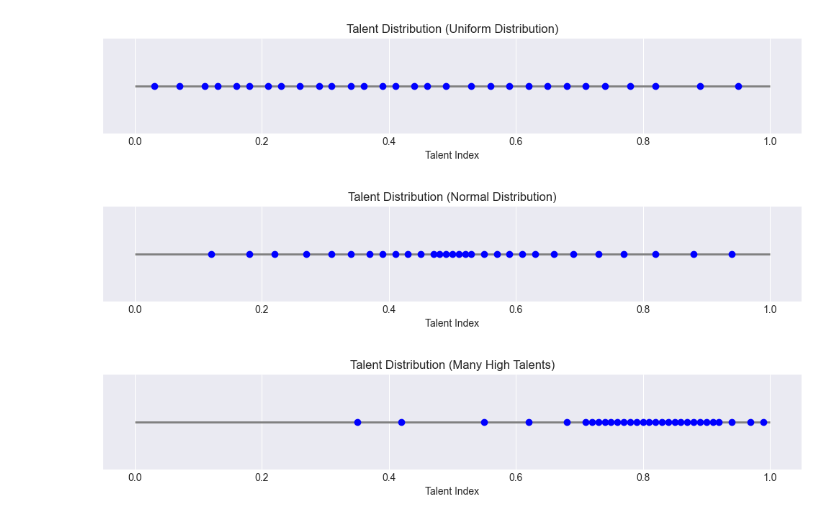
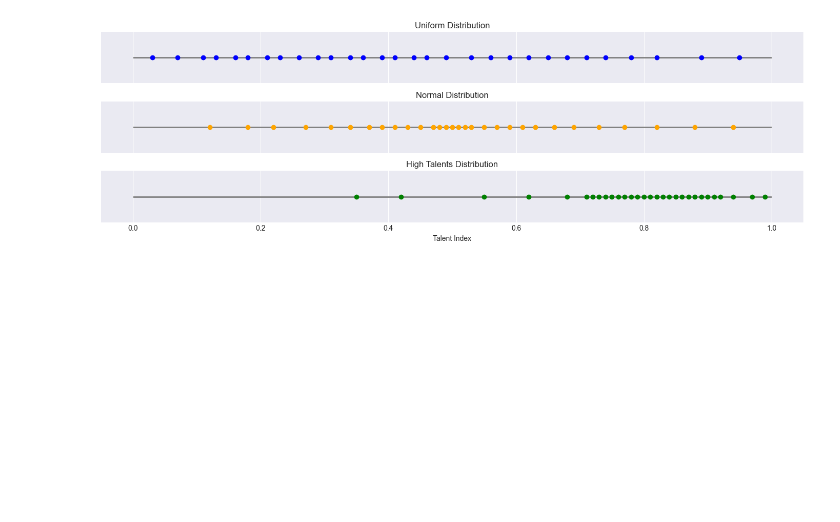
Before and after one commit to tonyl15/FIT3139-2025-S1-FINAL-PROJECT, a Jupyter notebook: FinalProject_33880069.ipynb, the cells around one changed output. Cells and saved outputs as stored; diff of their text form; code cells hidden in the pictures; blank space fills up the shorter version.

```diff
--- a/FinalProject_33880069.ipynb
+++ b/FinalProject_33880069.ipynb
@@ -432,30 +441,39 @@ def simulate_many_seasons(talent_list, contestant_strat, no_of_seasons=1000):
 # %%
 import matplotlib.pyplot as plt
 
-def plot_talent_distributions(talent_distribution):
-    plt.figure(figsize=(10, 2))
+def plot_talent_distributions_subplots():
     plt.style.use('seaborn-v0_8-darkgrid')
-    plt.hlines(1, 0, 1, colors='gray', linewidth=2)
-    plt.plot(talent_distribution, [1]*len(talent_distribution), 'o', color='b')
-    plt.xlabel('Talent Index')
-    plt.yticks([])
-    plt.ylim(0.95, 1.05)
-    plt.tight_layout()
+    fig, axs = plt.subplots(3, 1, figsize=(14, 5), sharex=True)  # Wider and shorter
 
-    if talent_distribution == uniform_distribution_talents:
-        title = 'Uniform Distribution'
-    elif talent_distribution == normal_distribution_talents:
-        title = 'Normal Distribution'
-    elif talent_distribution == many_high_talents:
-        title = 'Many High Talents'
-    plt.title(f'Talent Distribution ({title})')
+    # Uniform Distribution
+    axs[0].hlines(1, 0, 1, colors='gray', linewidth=2)
+    axs[0].plot(uniform_distribution_talents, [1]*len(uniform_distribution_talents), 'o', color='b')
+    axs[0].set_title('Uniform Distribution')
+    axs[0].set_yticks([])
+    axs[0].set_ylim(0.95, 1.05)
+    axs[0].grid(True)
+
+    # Normal Distribution
+    axs[1].hlines(1, 0, 1, colors='gray', linewidth=2)
+    axs[1].plot(normal_distribution_talents, [1]*len(normal_distribution_talents), 'o', color='orange')
+    axs[1].set_title('Normal Distribution')
+    axs[1].set_yticks([])
+    axs[1].set_ylim(0.95, 1.05)
+    axs[1].grid(True)
+
+    # Many High Talents
+    axs[2].hlines(1, 0, 1, colors='gray', linewidth=2)
+    axs[2].plot(many_high_talents, [1]*len(many_high_talents), 'o', color='green')
+    axs[2].set_title('High Talents Distribution')
+    axs[2].set_xlabel('Talent Index')
+    axs[2].set_yticks([])
+    axs[2].set_ylim(0.95, 1.05)
+    axs[2].grid(True)
+
+    plt.tight_layout(rect=[0, 0.03, 1, 0.95])
     plt.show()
 
-plot_talent_distributions(uniform_distribution_talents)
-plot_talent_distributions(normal_distribution_talents)
-plot_talent_distributions(many_high_talents)
+plot_talent_distributions_subplots()
 # %% [output]
-[figure, old version]
+[figure, new version]
-[figure, removed]
-[figure, removed]
 # %%
```
Also changed, not shown: parts of 3 cells of this notebook.
